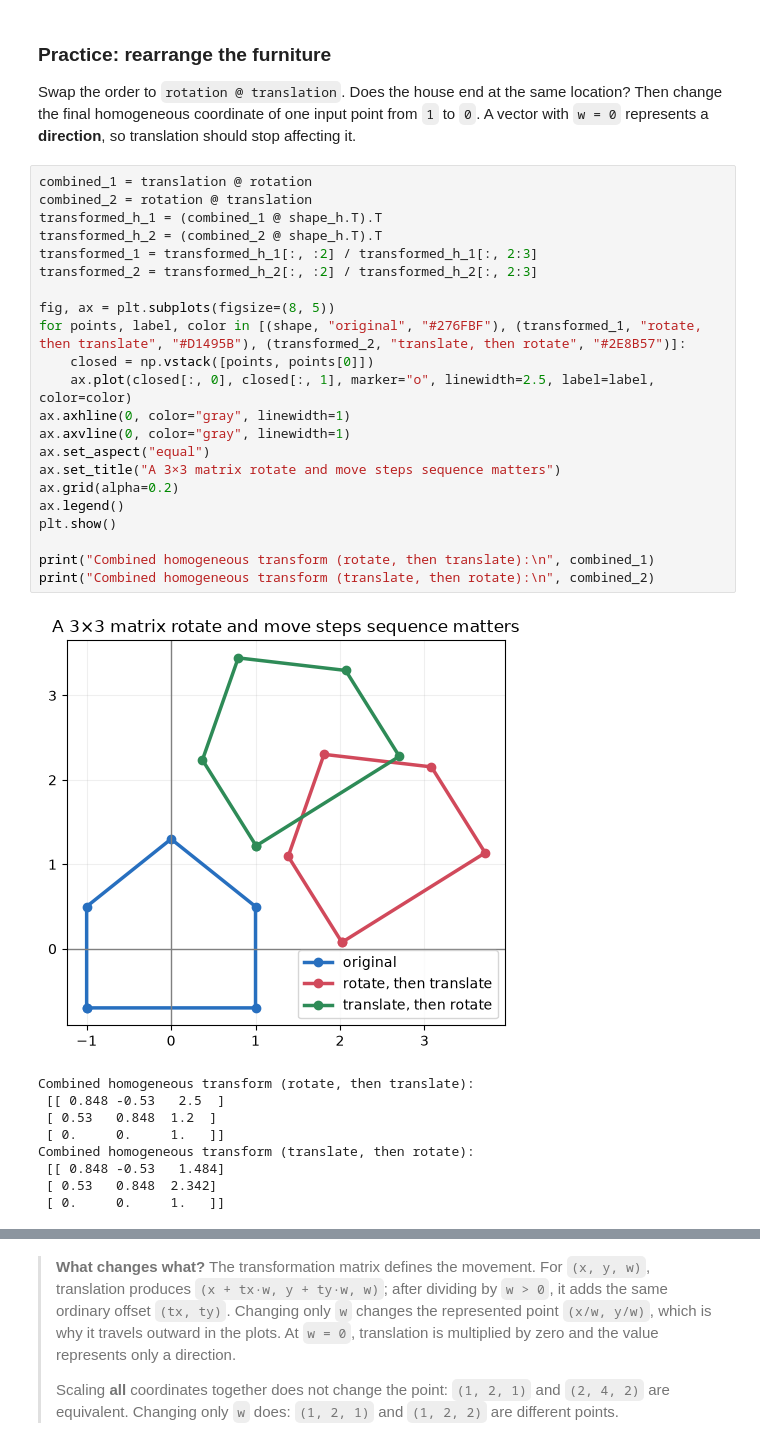
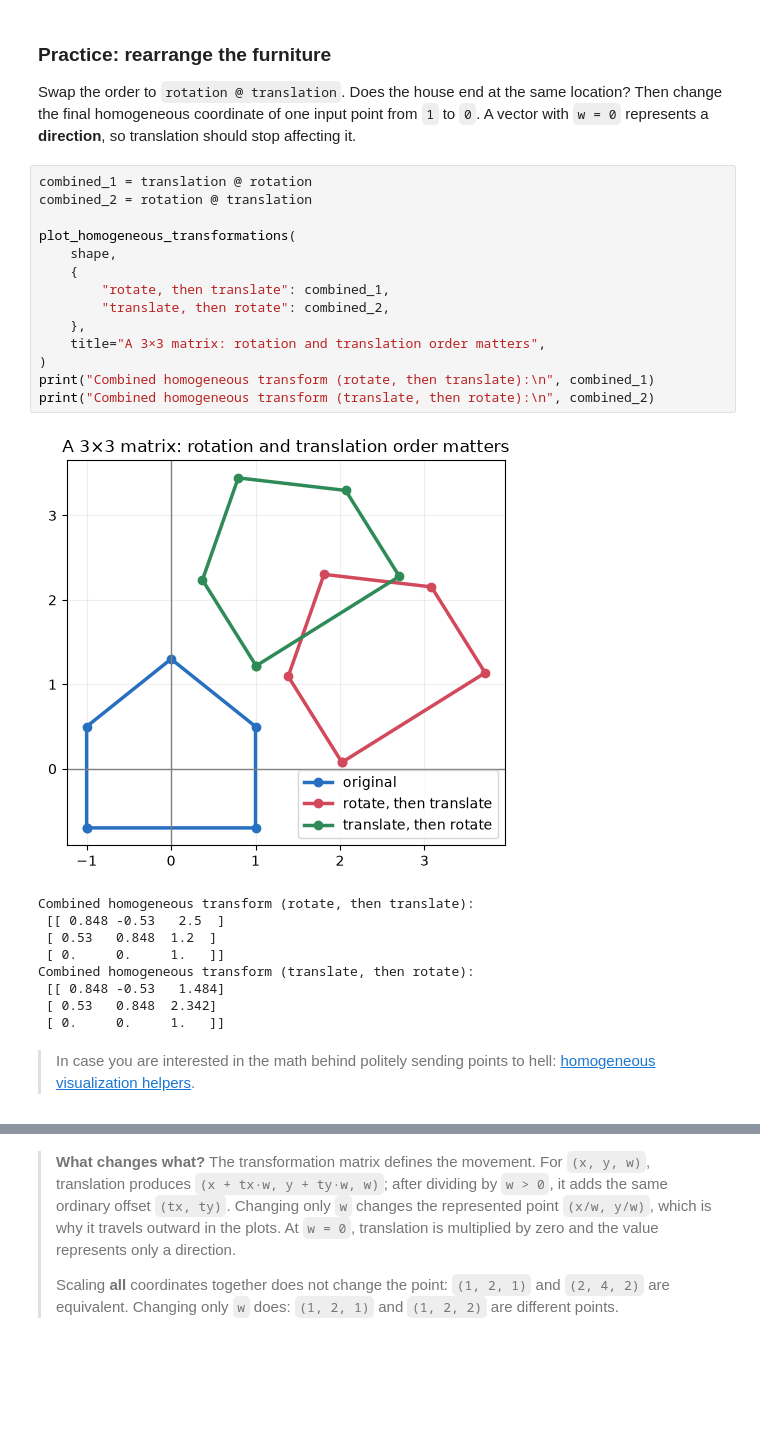
Before and after one commit to Maxstef/wave-part-dual, a Jupyter notebook: notebooks/classical_cv/03_coordinates_and_calibration.ipynb, the cells around one changed output, grey strips where cells are left out. Cells and saved outputs as stored; diff of their text form; blank space fills up the shorter version.

```diff
--- a/notebooks/classical_cv/03_coordinates_and_calibration.ipynb
+++ b/notebooks/classical_cv/03_coordinates_and_calibration.ipynb
@@ -86,27 +92,19 @@ Swap the order to `rotation @ translation`. Does the house end at the same locat
 # %%
 combined_1 = translation @ rotation
 combined_2 = rotation @ translation
-transformed_h_1 = (combined_1 @ shape_h.T).T
-transformed_h_2 = (combined_2 @ shape_h.T).T
-transformed_1 = transformed_h_1[:, :2] / transformed_h_1[:, 2:3]
-transformed_2 = transformed_h_2[:, :2] / transformed_h_2[:, 2:3]
 
-fig, ax = plt.subplots(figsize=(8, 5))
-for points, label, color in [(shape, "original", "#276FBF"), (transformed_1, "rotate, then translate", "#D1495B"), (transformed_2, "translate, then rotate", "#2E8B57")]:
-    closed = np.vstack([points, points[0]])
-    ax.plot(closed[:, 0], closed[:, 1], marker="o", linewidth=2.5, label=label, color=color)
-ax.axhline(0, color="gray", linewidth=1)
-ax.axvline(0, color="gray", linewidth=1)
-ax.set_aspect("equal")
-ax.set_title("A 3×3 matrix rotate and move steps sequence matters")
-ax.grid(alpha=0.2)
-ax.legend()
-plt.show()
-
+plot_homogeneous_transformations(
+    shape,
+    {
+        "rotate, then translate": combined_1,
+        "translate, then rotate": combined_2,
+    },
+    title="A 3×3 matrix: rotation and translation order matters",
+)
 print("Combined homogeneous transform (rotate, then translate):\n", combined_1)
 print("Combined homogeneous transform (translate, then rotate):\n", combined_2)
 # %% [output]
-[figure, old version]
+[figure, new version]
 Combined homogeneous transform (rotate, then translate):
  [[ 0.848 -0.53   2.5  ]
  [ 0.53   0.848  1.2  ]
@@ -115,6 +113,8 @@ Combined homogeneous transform (translate, then rotate):
  [[ 0.848 -0.53   1.484]
  [ 0.53   0.848  2.342]
  [ 0.     0.     1.   ]]
+# %% [markdown]
+> In case you are interested in the math behind politely sending points to hell: [homogeneous visualization helpers](./_helpers/coordinates_calibration.py).
 # %%
 translation = np.array([[1, 0, 2.5],
                         [0, 1, 1.2],
```
Also changed, not shown: parts of 16 cells of this notebook, 7 other files.
